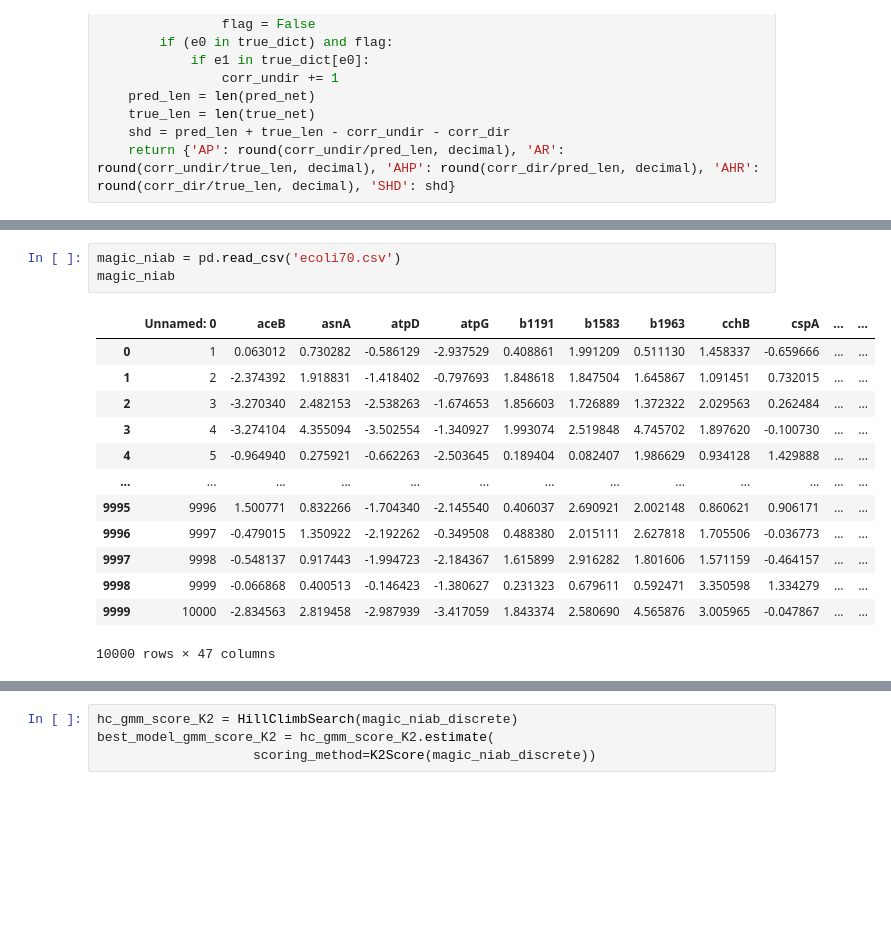
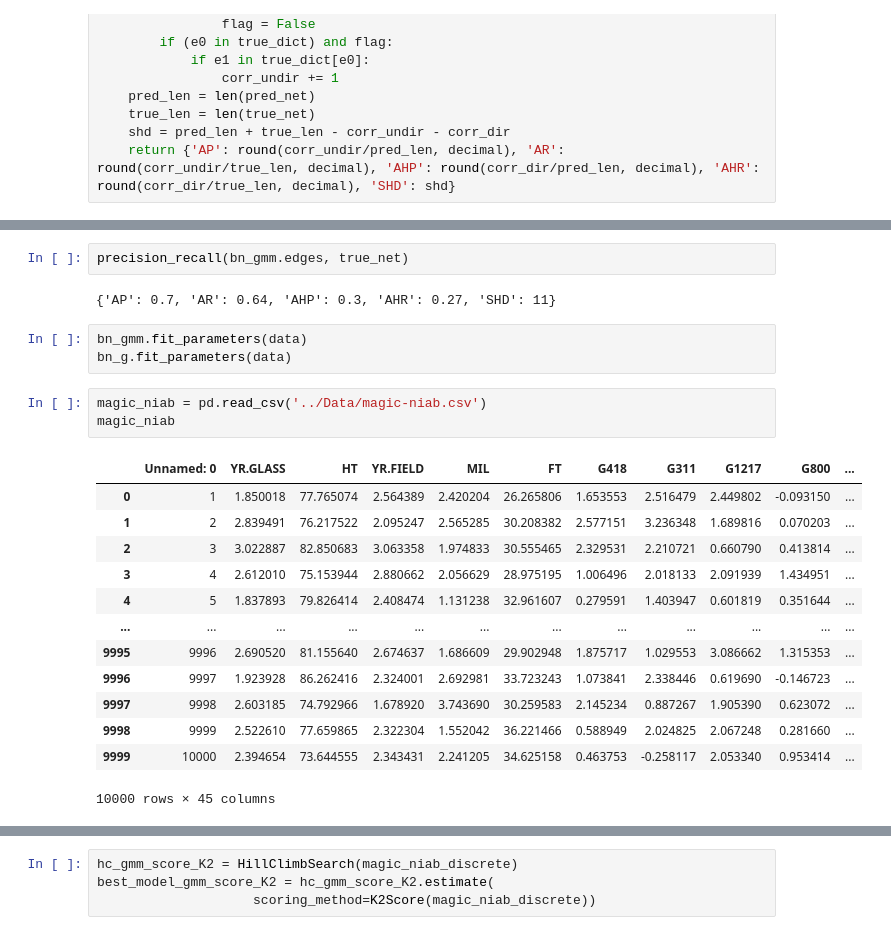
Before and after one commit to aimclub/BAMT, a Jupyter notebook: experiments/gmm_structure_learning.ipynb, the cells around one changed output, grey strips where cells are left out. Saved outputs shown, nothing was run; the diff lists cells and outputs as text; blank space fills up the shorter version.

```diff
--- a/experiments/gmm_structure_learning.ipynb
+++ b/experiments/gmm_structure_learning.ipynb
@@ -123,20 +146,27 @@ OutEdgeView([('Gross', 'Netpay'), ('Porosity', 'Permeability'), ('Porosity', 'De
+# %%
+precision_recall(bn_gmm.edges, true_net)
+# %% [output]
+{'AP': 0.7, 'AR': 0.64, 'AHP': 0.3, 'AHR': 0.27, 'SHD': 11}
+# %%
+bn_gmm.fit_parameters(data)
+bn_g.fit_parameters(data)
 # %%
-magic_niab = pd.read_csv('ecoli70.csv')
+magic_niab = pd.read_csv('../Data/magic-niab.csv')
 magic_niab
 # %% [output]
-|  | Unnamed: 0 | aceB | asnA | atpD | atpG | b1191 | b1583 | b1963 | cchB | cspA | ... | ... |
-| 0 | 1 | 0.063012 | 0.730282 | -0.586129 | -2.937529 | 0.408861 | 1.991209 | 0.511130 | 1.458337 | -0.659666 | ... | ... |
-| 1 | 2 | -2.374392 | 1.918831 | -1.418402 | -0.797693 | 1.848618 | 1.847504 | 1.645867 | 1.091451 | 0.732015 | ... | ... |
-| 2 | 3 | -3.270340 | 2.482153 | -2.538263 | -1.674653 | 1.856603 | 1.726889 | 1.372322 | 2.029563 | 0.262484 | ... | ... |
-| 3 | 4 | -3.274104 | 4.355094 | -3.502554 | -1.340927 | 1.993074 | 2.519848 | 4.745702 | 1.897620 | -0.100730 | ... | ... |
-| 4 | 5 | -0.964940 | 0.275921 | -0.662263 | -2.503645 | 0.189404 | 0.082407 | 1.986629 | 0.934128 | 1.429888 | ... | ... |
-| ... | ... | ... | ... | ... | ... | ... | ... | ... | ... | ... | ... | ... |
-| 9995 | 9996 | 1.500771 | 0.832266 | -1.704340 | -2.145540 | 0.406037 | 2.690921 | 2.002148 | 0.860621 | 0.906171 | ... | ... |
-| 9996 | 9997 | -0.479015 | 1.350922 | -2.192262 | -0.349508 | 0.488380 | 2.015111 | 2.627818 | 1.705506 | -0.036773 | ... | ... |
-| 9997 | 9998 | -0.548137 | 0.917443 | -1.994723 | -2.184367 | 1.615899 | 2.916282 | 1.801606 | 1.571159 | -0.464157 | ... | ... |
-| 9998 | 9999 | -0.066868 | 0.400513 | -0.146423 | -1.380627 | 0.231323 | 0.679611 | 0.592471 | 3.350598 | 1.334279 | ... | ... |
-| 9999 | 10000 | -2.834563 | 2.819458 | -2.987939 | -3.417059 | 1.843374 | 2.580690 | 4.565876 | 3.005965 | -0.047867 | ... | ... |
+|  | Unnamed: 0 | YR.GLASS | HT | YR.FIELD | MIL | FT | G418 | G311 | G1217 | G800 | ... |
+| 0 | 1 | 1.850018 | 77.765074 | 2.564389 | 2.420204 | 26.265806 | 1.653553 | 2.516479 | 2.449802 | -0.093150 | ... |
+| 1 | 2 | 2.839491 | 76.217522 | 2.095247 | 2.565285 | 30.208382 | 2.577151 | 3.236348 | 1.689816 | 0.070203 | ... |
+| 2 | 3 | 3.022887 | 82.850683 | 3.063358 | 1.974833 | 30.555465 | 2.329531 | 2.210721 | 0.660790 | 0.413814 | ... |
+| 3 | 4 | 2.612010 | 75.153944 | 2.880662 | 2.056629 | 28.975195 | 1.006496 | 2.018133 | 2.091939 | 1.434951 | ... |
+| 4 | 5 | 1.837893 | 79.826414 | 2.408474 | 1.131238 | 32.961607 | 0.279591 | 1.403947 | 0.601819 | 0.351644 | ... |
+| ... | ... | ... | ... | ... | ... | ... | ... | ... | ... | ... | ... |
+| 9995 | 9996 | 2.690520 | 81.155640 | 2.674637 | 1.686609 | 29.902948 | 1.875717 | 1.029553 | 3.086662 | 1.315353 | ... |
+| 9996 | 9997 | 1.923928 | 86.262416 | 2.324001 | 2.692981 | 33.723243 | 1.073841 | 2.338446 | 0.619690 | -0.146723 | ... |
+| 9997 | 9998 | 2.603185 | 74.792966 | 1.678920 | 3.743690 | 30.259583 | 2.145234 | 0.887267 | 1.905390 | 0.623072 | ... |
+| 9998 | 9999 | 2.522610 | 77.659865 | 2.322304 | 1.552042 | 36.221466 | 0.588949 | 2.024825 | 2.067248 | 0.281660 | ... |
+| 9999 | 10000 | 2.394654 | 73.644555 | 2.343431 | 2.241205 | 34.625158 | 0.463753 | -0.258117 | 2.053340 | 0.953414 | ... |
-10000 rows × 47 columns
+10000 rows × 45 columns
 # %%
 magic_niab = magic_niab.drop(columns=['Unnamed: 0'])
 magic_niab
```
Also changed, not shown: parts of 52 cells of this notebook, 3 other files.
